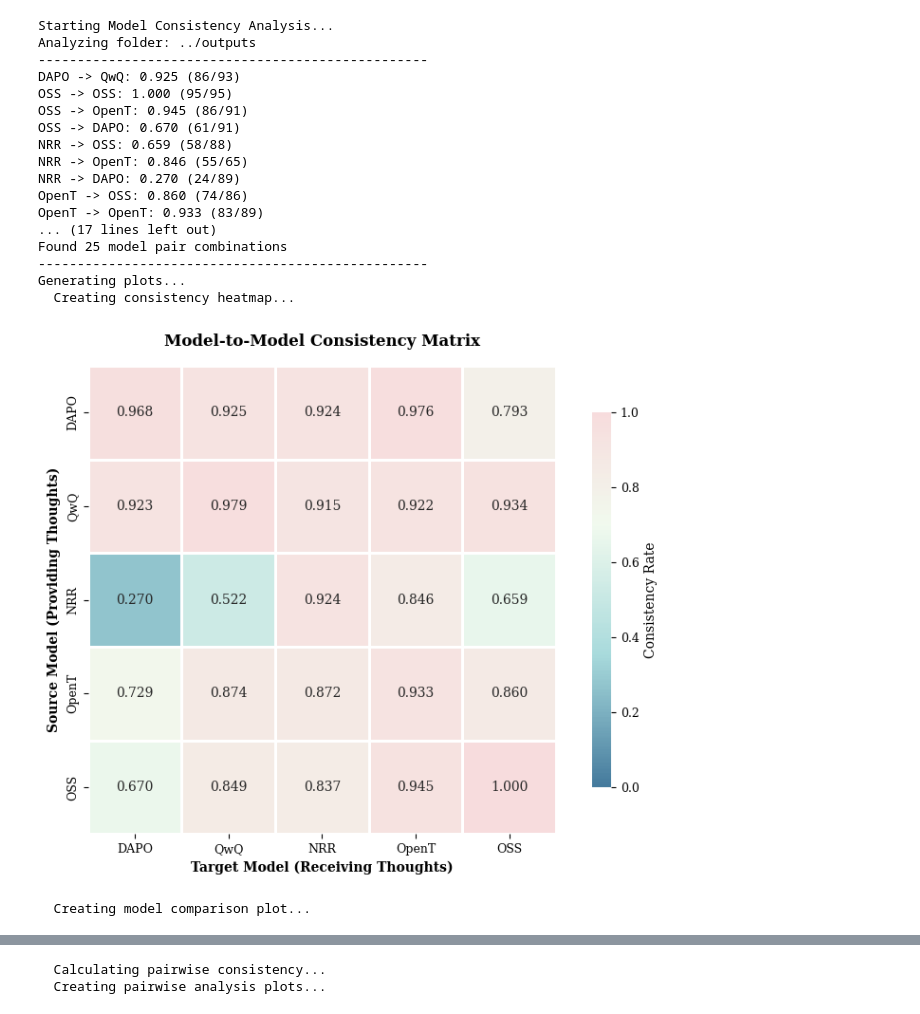
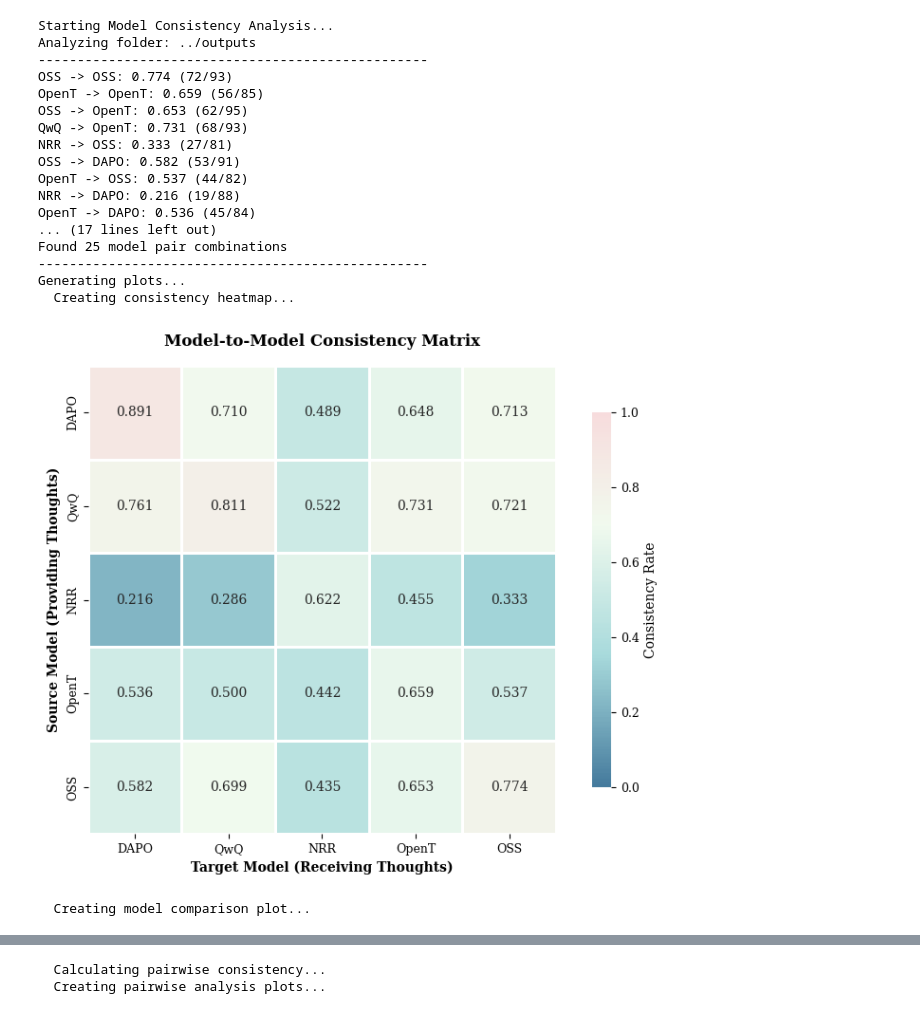
Before and after one commit to KoyenaPal/MedCalc-Bench, a Jupyter notebook: evaluation/notebooks/consistency-transfer-thoughts.ipynb, the cells around one changed output, grey strips where cells are left out. Drawn from its saved outputs; the diff is of its cells as text; code cells hidden in the pictures.

```diff
--- a/evaluation/notebooks/consistency-transfer-thoughts.ipynb
+++ b/evaluation/notebooks/consistency-transfer-thoughts.ipynb
@@ -91,7 +91,7 @@ def check_consistency(data_point):
 
 def extract_model_names(filename):
     """Extract source and target model names from filename."""
-    pattern = r'(.+)_thoughts_to_(.+)_zero_shot_full'
+    pattern = r'(.+)_thoughts_to_(.+)_zero_shot_'
     match = re.match(pattern, filename)
     return (match.group(1), match.group(2)) if match else (None, None)
 
@@ -105,7 +105,7 @@ def calculate_consistency_matrix(folder_path):
     model_names = set()
     data_by_source = {}
 
-    jsonl_files = [f for f in os.listdir(folder_path) if f.endswith('.jsonl') and '_thoughts_to_' in f]
+    jsonl_files = [f for f in os.listdir(folder_path) if f.endswith('.jsonl') and '_thoughts_to_' in f and 'without_answer' in f]
 
     if not jsonl_files:
         print("No JSONL files found matching the expected pattern.")
@@ -466,41 +466,41 @@ def main(folder_path):
         print("No valid JSONL files found with the expected naming pattern.")
         print("Expected pattern: {Model A}_thoughts_to_{Model B}_zero_shot_full.jsonl")
         return None
 
     print(f"\nFound {len(consistency_data)} model pair combinations")
     print("-" * 50)
 
     consistency_matrix, pairwise_data = plot_consistency_results(
         consistency_data, model_names, data_by_source, save_plots=True, save_pdf=True)
 
     return consistency_data, consistency_matrix, model_names, pairwise_data
 
 if __name__ == "__main__":
     folder_path = "../outputs"
 
     results = main(folder_path)
     if results:
         consistency_data, matrix, models, pairwise_data = results
         print("\nAnalysis completed successfully!")
     else:
         print("Analysis failed - check folder path and file formats.")
 # %% [output]
 Starting Model Consistency Analysis...
 Analyzing folder: ../outputs
 --------------------------------------------------
-DAPO -> QwQ: 0.925 (86/93)
-OSS -> OSS: 1.000 (95/95)
-OSS -> OpenT: 0.945 (86/91)
-OSS -> DAPO: 0.670 (61/91)
-NRR -> OSS: 0.659 (58/88)
-NRR -> OpenT: 0.846 (55/65)
-NRR -> DAPO: 0.270 (24/89)
-OpenT -> OSS: 0.860 (74/86)
-OpenT -> OpenT: 0.933 (83/89)
+OSS -> OSS: 0.774 (72/93)
+OpenT -> OpenT: 0.659 (56/85)
+OSS -> OpenT: 0.653 (62/95)
+QwQ -> OpenT: 0.731 (68/93)
+NRR -> OSS: 0.333 (27/81)
+OSS -> DAPO: 0.582 (53/91)
+OpenT -> OSS: 0.537 (44/82)
+NRR -> DAPO: 0.216 (19/88)
+OpenT -> DAPO: 0.536 (45/84)
 ... (17 lines left out)
 Found 25 model pair combinations
 --------------------------------------------------
 Generating plots...
   Creating consistency heatmap...
-[figure, old version]
+[figure, new version]
   Creating model comparison plot...
```
Also changed, not shown: parts of 1 cell of this notebook, 52 other files.
